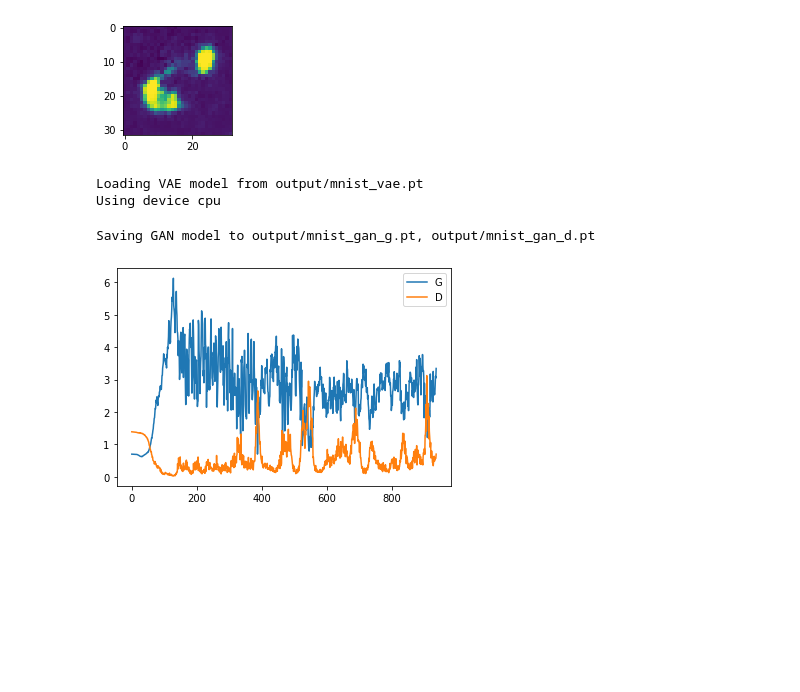
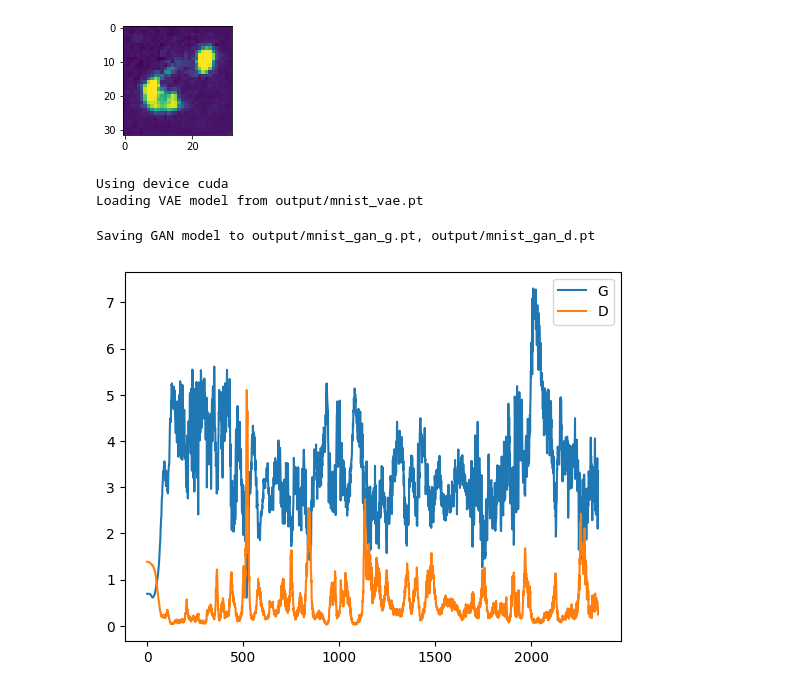
Before and after one commit to vildhet/id-gan, a Jupyter notebook: train_mnist.ipynb, the cells around one changed output. Cells and saved outputs as stored; diff of their text form; code cells hidden in the pictures; blank space fills up the shorter version.

```diff
--- a/train_mnist.ipynb
+++ b/train_mnist.ipynb
@@ -63,18 +63,18 @@ plt.imshow(img)
 # %%
 import id_gan
 import matplotlib.pyplot as plt
 
-results = id_gan.train_gan("mnist", epochs=1, batch_size=64)
+results = id_gan.train_gan("mnist", epochs=10, batch_size=256)
 
 plt.plot(results["loss_g"], label="G")
 plt.plot(results["loss_d"], label="D")
 plt.legend()
 plt.show()
 # %% [output]
+Using device cuda
 Loading VAE model from output/mnist_vae.pt
-Using device cpu
 Saving GAN model to output/mnist_gan_g.pt, output/mnist_gan_d.pt
-[figure, old version]
+[figure, new version]
 # %%
 import torch
 import id_gan
```
Also changed, not shown: parts of 1 cell of this notebook, 1 other file.
